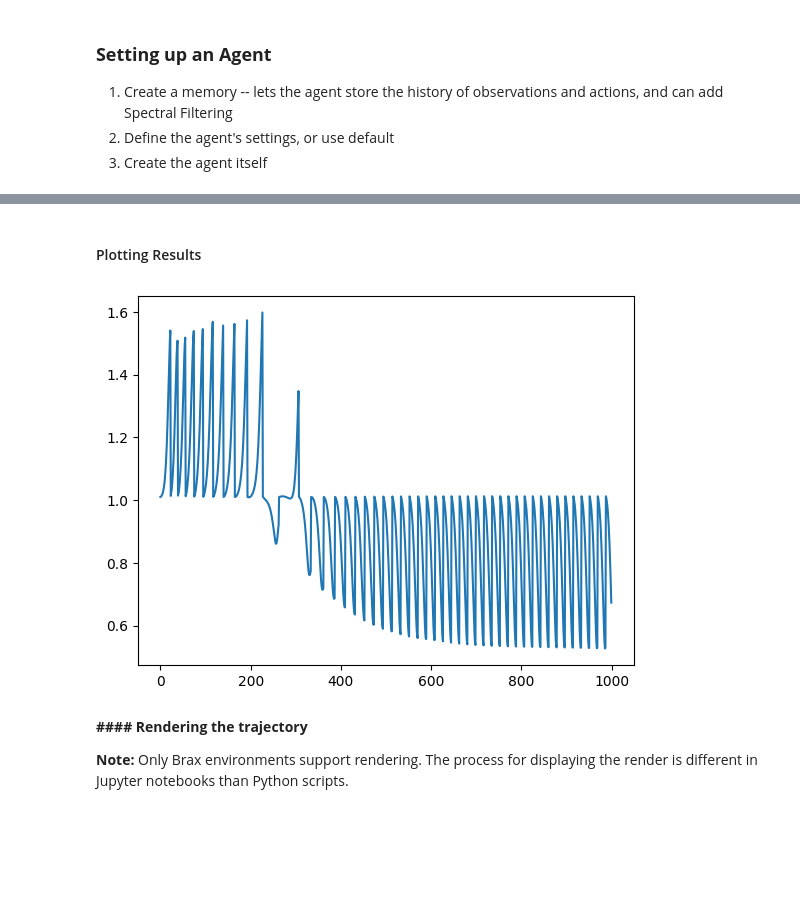
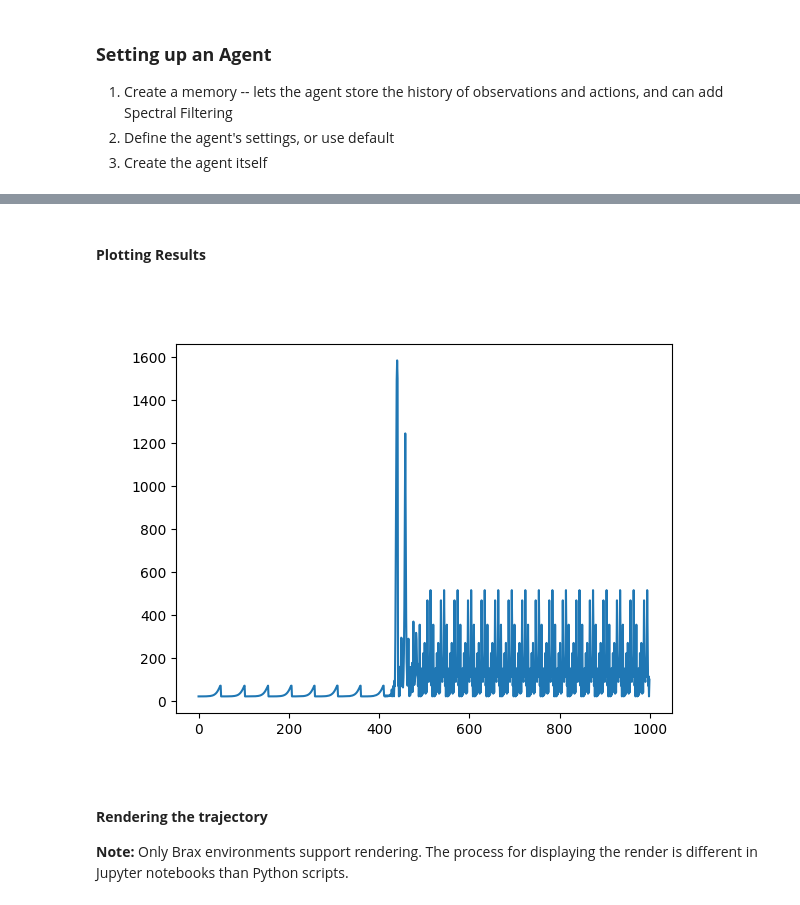
Before and after one commit to google/deluca, a Jupyter notebook: colabs/new_agents_and_envs.ipynb, the cells around one changed output, grey strips where cells are left out. Drawn from its saved outputs; the diff is of its cells as text; code cells hidden in the pictures; blank space fills up the shorter version.

```diff
--- a/colabs/new_agents_and_envs.ipynb
+++ b/colabs/new_agents_and_envs.ipynb
@@ -41,21 +71,22 @@ from typing import Any
 import jax.numpy as jnp
 
 
+from jax import Array
+from typing import Any
+import jax.numpy as jnp
+
+
 def loss_fn(action: Array, next_state: Any, next_obs: Array) -> Array:
-    obs = next_state.obs
-    # obs[0:2] = hand position
-    # obs[2:4] = target position
-    hand_pos = obs[0:2]
-    target_pos = obs[2:4]
+    """Inverted Double Pendulum Loss
 
-    # Distance between hand and goal
-    dist = jnp.linalg.norm(hand_pos - target_pos)
+    Observation Space
+    - 0: Position of Cart on Linear Surface
+    - 1: Vertical Angle of Pole on the Cart (goal: keep straight up)
+    - 2: Linear Velocity of the Cart (goal: minimize)
+    - 3: Angular Velocity of the pole on the cart (goal: minimize)"""
 
-    # Control cost: penalize large actions
-    control_cost = 0.05 * jnp.sum(jnp.square(action))
-
-    # Convert reward into loss
-    return dist + control_cost
+    penalties = jnp.array([0, 10, 0.1, 0.7])
+    return jnp.sum(jnp.square(next_obs) * penalties) + next_state.done * 50
 # %% [markdown]
 ### **Setting up an Agent**
 1. Create a memory -- lets the agent store the history of observations and actions, and can add Spectral Filtering
@@ -125,15 +140,16 @@ with Task("Training agent", N) as task:
 ✔ Training agent [██████████████████████████████] [Completed 1000]
 # %% [markdown]
-#### Plotting Results
+#### **Plotting Results**
 # %%
 import matplotlib.pyplot as plt
 
+plt.cla()
 plt.plot(losses)
 plt.show()
 # %% [output]
-[figure, old version]
+[figure, new version]
 # %% [markdown]
-**#### Rendering the trajectory**
+#### **Rendering the trajectory**
 
 
 **Note:** Only Brax environments support rendering. The process for displaying the render is different in Jupyter notebooks than Python scripts.
```
Also changed, not shown: parts of 7 cells of this notebook, 19 other files.
